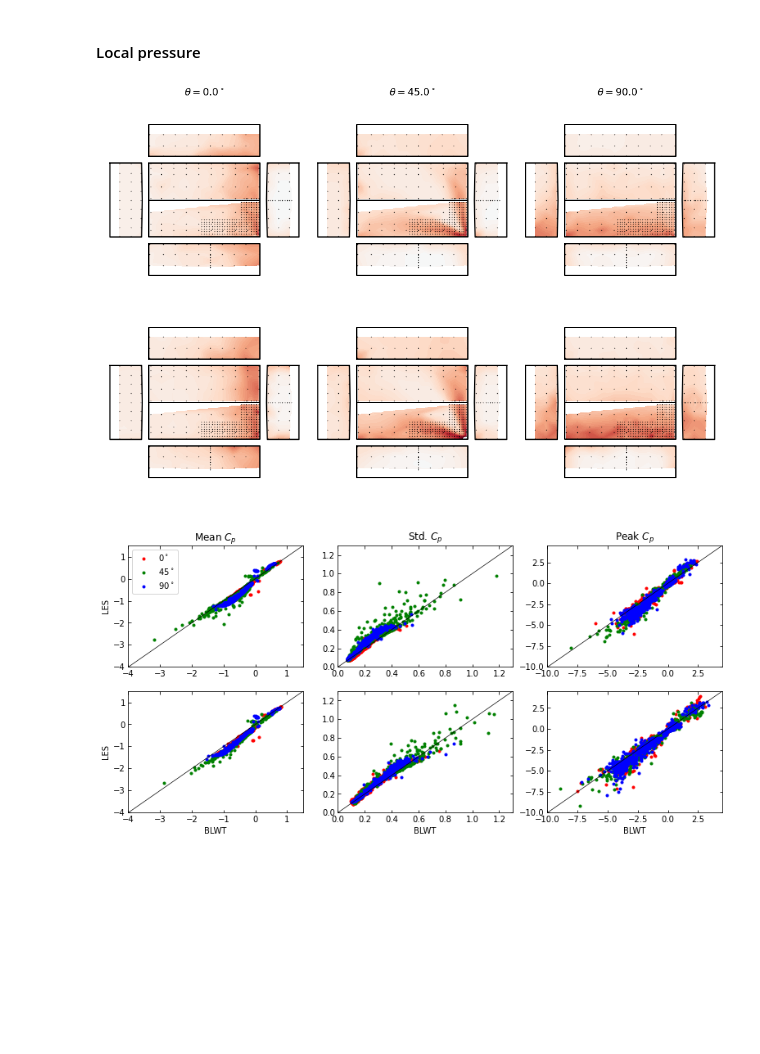
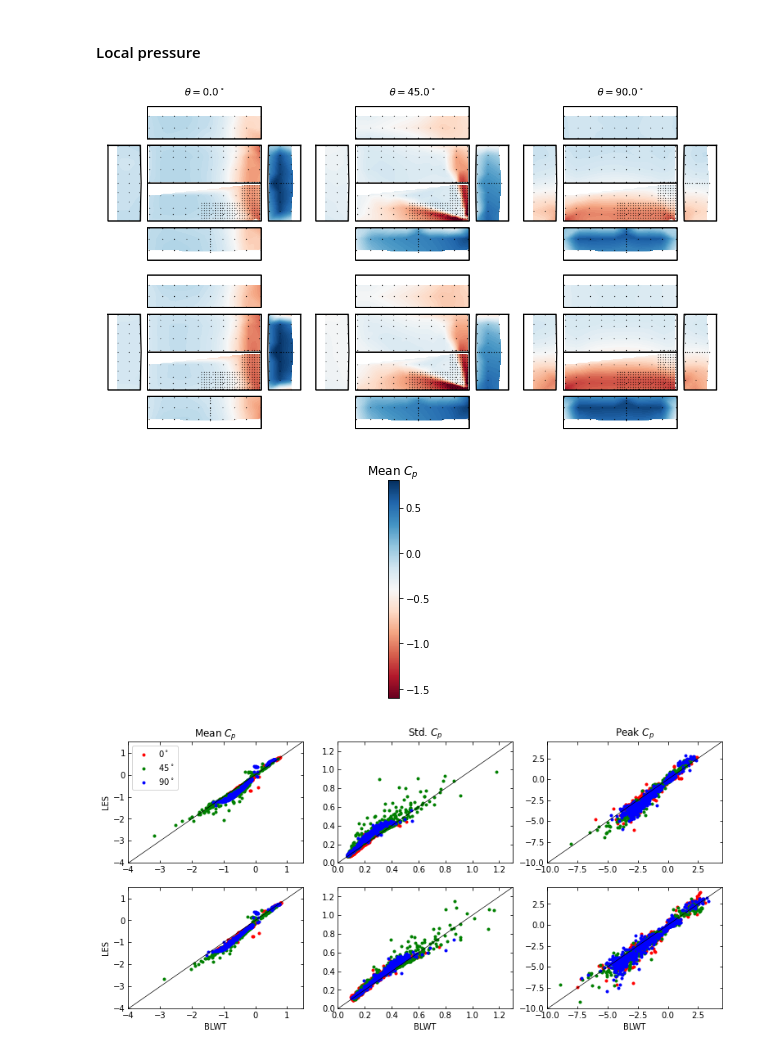
Before and after one commit to Tsinuel/windCalc, a Jupyter notebook: src/lab_windCAD.ipynb, the cells around one changed output. Drawn from its saved outputs; the diff is of its cells as text; code cells hidden in the pictures; blank space fills up the shorter version.

```diff
--- a/src/lab_windCAD.ipynb
+++ b/src/lab_windCAD.ipynb
@@ -33,7 +33,7 @@ D = 0.183
 lScl=0.02
 
 badTaps = None
-# badTaps = [1316, 1807, 2609,]
+badTaps = [1316, 1807, 2609,]
 # %% [markdown]
 ## Building Geometry
 # %%
@@ -645,6 +645,6 @@ wtCp_tngE2 = wind.bldgCp(bldgName='TTU_1:50_TNG',
                 p0ofT=None,
                 CpStats=None,
                 peakMethod=peakMethod,
-                # keepTH=False,
+                keepTH=False,
                 )
 CpTH = analog = cp_data = None
@@ -874,13 +902,13 @@ pOfT = pOfT_ = None
 # %% [markdown]
 ### $C_p$ Plots
 # %%
-d = 1
-tap = 409
-t = bldg.tapNo.index(tap)
+# d = 1
+# tap = 409
+# t = bldg.tapNo.index(tap)
 
-plt.figure(figsize=[20,5])
-plt.plot(lesCp_E2.CpOfT[d,t,:],label='LES')
-plt.plot(wtCp_tngE3.CpOfT[d,t,:],label='WT')
-# plt.xlim([8000,8600])
-plt.legend()
-plt.show()
+# plt.figure(figsize=[20,5])
+# plt.plot(lesCp_E2.CpOfT[d,t,:],label='LES')
+# plt.plot(wtCp_tngE3.CpOfT[d,t,:],label='WT')
+# # plt.xlim([8000,8600])
+# plt.legend()
+# plt.show()
@@ -897,34 +923,49 @@ plt.show()
 # %%
 nrow, ncol = 2, N_AoA
 
-fld = 'peakMin'
-fldRange=[-7,7]
+fld = 'mean'
+fldRange=[-1.6,0.8]
 
 fig, axs = plt.subplots(nrow, ncol)
-fig.set_figheight(6*nrow)
+fig.set_figheight(5*nrow)
 fig.set_figwidth(6*ncol)
 fig.subplots_adjust(wspace=0.0, hspace=0.0)
 
 for d,D in enumerate(lesCp_E2.AoA):
     ax = axs[0,d]
     wtCp_tngE2.plotTapCpStatContour(fieldName=fld,dxnIdx=d,ax=ax,fldRange=fldRange)
     wtCp_tngE2.plotEdges(ax=ax,showName=False)
     wtCp_tngE2.plotTaps(ax=ax,dotSz=1)
     ax.axis('off')
     ax.axis('equal')
     ax.set_title(r'$\theta='+str(np.round(D,0))+r'^\circ$',fontsize=16)
 
     ax = axs[1,d]
     lesCp_E2.plotTapCpStatContour(fieldName=fld,dxnIdx=d,ax=ax,fldRange=fldRange)
     lesCp_E2.plotEdges(ax=ax,showName=False)
     lesCp_E2.plotTaps(ax=ax,dotSz=1)
     ax.axis('off')
     ax.axis('equal')
 
-if saveFigs:
-    fig.savefig(figDir+"Cp_"+fld+".svg",format='svg',dpi=1200, bbox_inches='tight')
+# if saveFigs:
+#     fig.savefig(figDir+"Cp_"+fld+".svg",format='svg',dpi=1200, bbox_inches='tight')
 # %% [output]
-[figure, old version]
+[figure, new version]
+# %%
+
+fig, ax = plt.subplots()
+cmap = plt.get_cmap('RdBu')
+
+plt.axis('off')
+norm = plt.Normalize(*fldRange)
+
+cb = plt.colorbar(plt.cm.ScalarMappable(norm=norm, cmap=cmap), ax=ax)
+cb.ax.set_title(r"Mean $C_p$")
+plt.show()
+if saveFigs:
+    fig.savefig(figDir+"Cp_"+fld+"_cmap.svg",format='svg',dpi=1200, bbox_inches='tight')
+# %% [output]
+[figure, added]
 # %%
 def forall(ax,lims):
     ax.tick_params(axis='both',direction='in',which='both',top=True,right=True)
```
Also changed, not shown: parts of 8 cells of this notebook, 2 other files.
